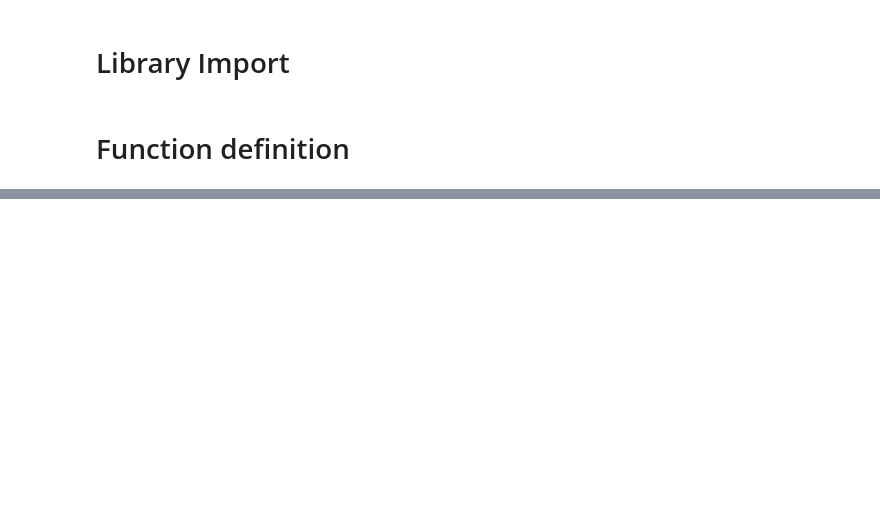
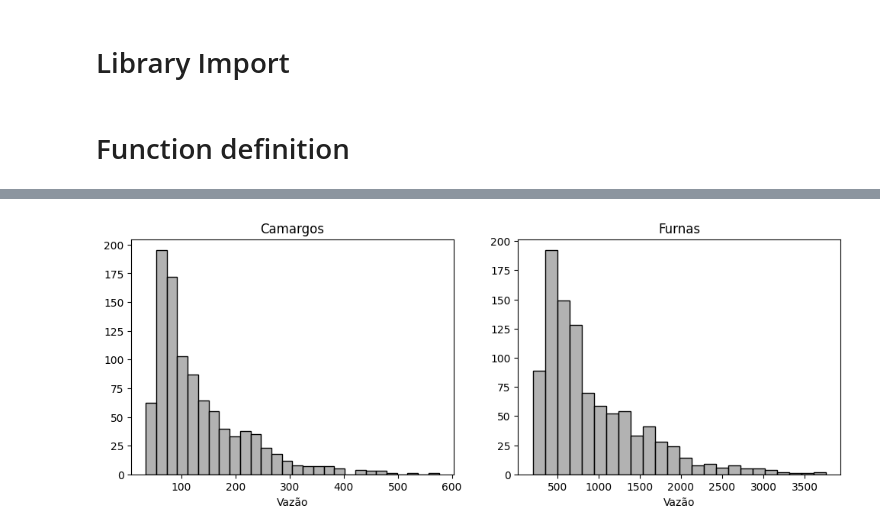
Before and after one commit to thiagolopes97/E-TUNI_NARMAX_RIVER, a Jupyter notebook: Notebook/EDA_Analysis.ipynb, the cells around one changed output, grey strips where cells are left out. Saved outputs shown, nothing was run; the diff lists cells and outputs as text; code cells hidden in the pictures; blank space fills up the shorter version.

```diff
--- a/Notebook/EDA_Analysis.ipynb
+++ b/Notebook/EDA_Analysis.ipynb
@@ -260,0 +245,18 @@ Coeficiente de Hurst = 0.572
+# %%
+figure, axes = plt.subplots(1, 2, figsize=(12,4))
+fig0 = sns.histplot(ax=axes[0],data=df,x='Camargos', color = '#999', label="Camargos")
+fig1 = sns.histplot(ax=axes[1],data=df,x='Furnas', color = '#999', label="Furnas")
+
+axes[1].set_title('Furnas')
+axes[0].set_title('Camargos')
+
+axes[0].set_ylabel('')
+axes[1].set_ylabel('')
+
+
+axes[0].set_xlabel('Vazão')
+axes[1].set_xlabel('Vazão')
+plt.savefig(f'Distribuição Séries.png', format='png')
+plt.show()
+# %% [output]
+[figure, added]
```
Also changed, not shown: parts of 39 cells of this notebook.
